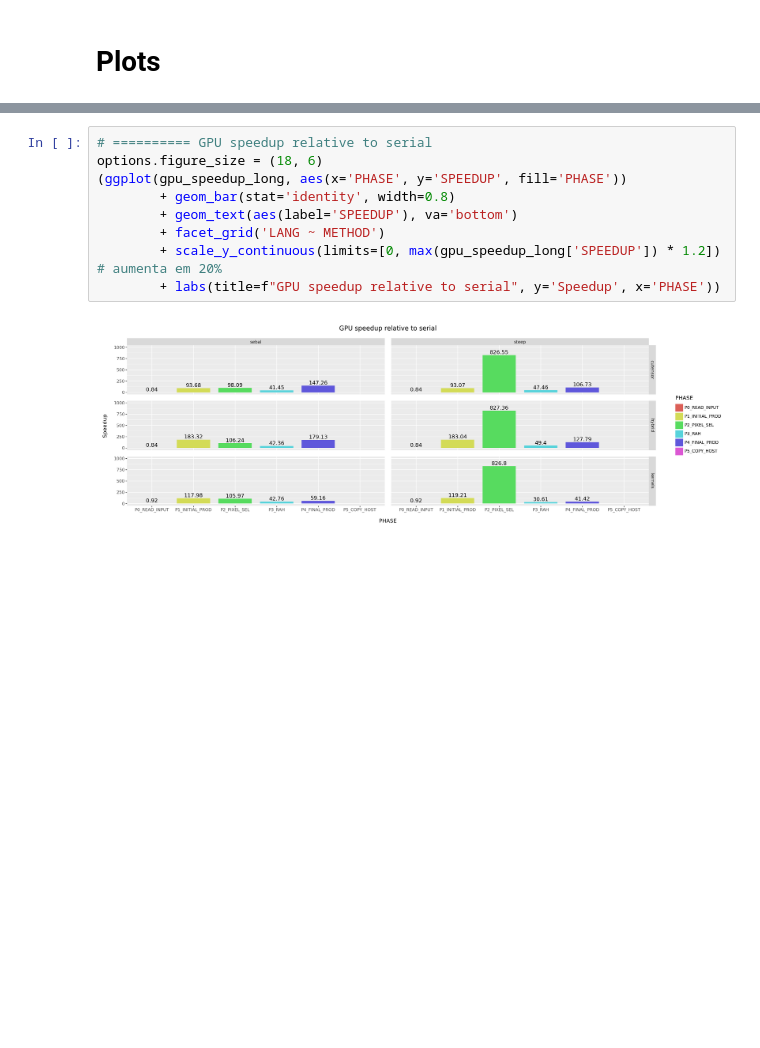
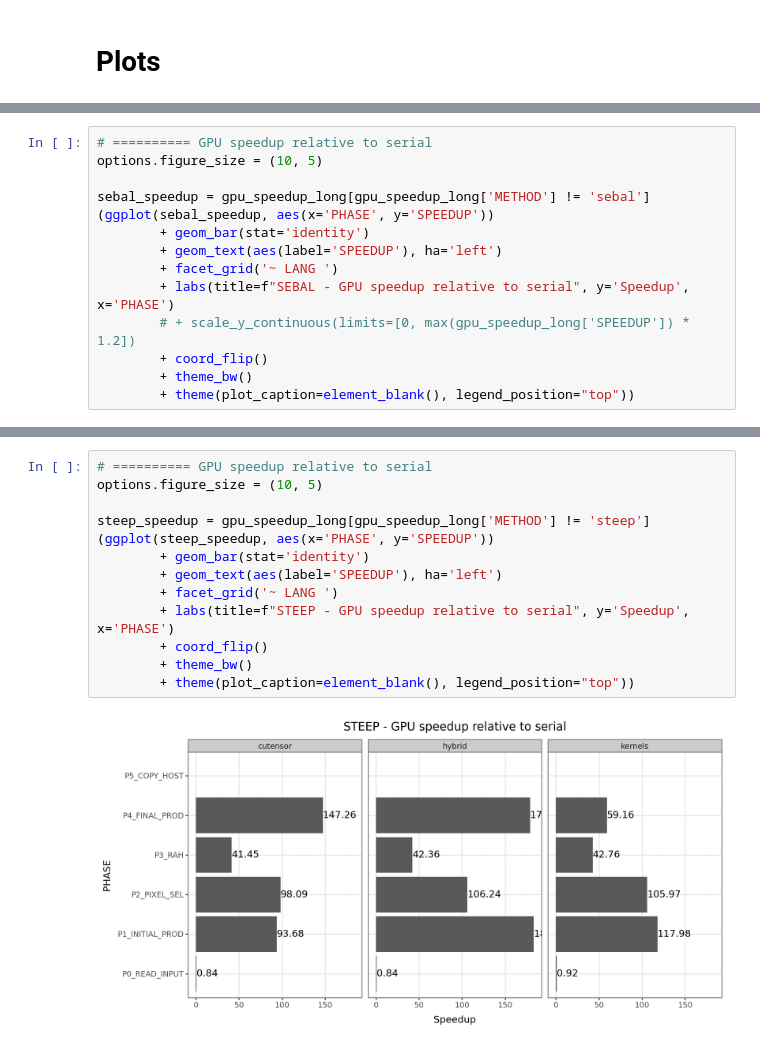
Before and after one commit to cilasmarques/landsat-results, a Jupyter notebook: n_summarize.ipynb, the cells around one changed output, grey strips where cells are left out. Saved outputs shown, nothing was run; the diff lists cells and outputs as text; blank space fills up the shorter version.

Commit message:
refact: update some plots

```diff
--- a/n_summarize.ipynb
+++ b/n_summarize.ipynb
@@ -363,0 +369,14 @@ options.figure_size = (8, 8)
+# %%
+# ========== GPU speedup relative to serial
+options.figure_size = (10, 5)
+
+sebal_speedup = gpu_speedup_long[gpu_speedup_long['METHOD'] != 'sebal']
+(ggplot(sebal_speedup, aes(x='PHASE', y='SPEEDUP'))
+        + geom_bar(stat='identity')
+        + geom_text(aes(label='SPEEDUP'), ha='left')
+        + facet_grid('~ LANG ')
+        + labs(title=f"SEBAL - GPU speedup relative to serial", y='Speedup', x='PHASE')
+        # + scale_y_continuous(limits=[0, max(gpu_speedup_long['SPEEDUP']) * 1.2])
+        + coord_flip()
+        + theme_bw()
+        + theme(plot_caption=element_blank(), legend_position="top"))
@@ -364,14 +385,18 @@ options.figure_size = (8, 8)
 # %%
 # ========== GPU speedup relative to serial
-options.figure_size = (18, 6)
-(ggplot(gpu_speedup_long, aes(x='PHASE', y='SPEEDUP', fill='PHASE'))
-        + geom_bar(stat='identity', width=0.8)
-        + geom_text(aes(label='SPEEDUP'), va='bottom')
-        + facet_grid('LANG ~ METHOD')
-        + scale_y_continuous(limits=[0, max(gpu_speedup_long['SPEEDUP']) * 1.2])  # aumenta em 20%
-        + labs(title=f"GPU speedup relative to serial", y='Speedup', x='PHASE'))
+options.figure_size = (10, 5)
+
+steep_speedup = gpu_speedup_long[gpu_speedup_long['METHOD'] != 'steep']
+(ggplot(steep_speedup, aes(x='PHASE', y='SPEEDUP'))
+        + geom_bar(stat='identity')
+        + geom_text(aes(label='SPEEDUP'), ha='left')
+        + facet_grid('~ LANG ')
+        + labs(title=f"STEEP - GPU speedup relative to serial", y='Speedup', x='PHASE')
+        + coord_flip()
+        + theme_bw()
+        + theme(plot_caption=element_blank(), legend_position="top"))
 # %% [output]
-[figure, old version]
+[figure, new version]
 # %%
 # ========== GPU processing time
 df = p_combined_dff[p_combined_dff['LANG'] != 'serial']
```
Also changed, not shown: parts of 9 cells of this notebook.
